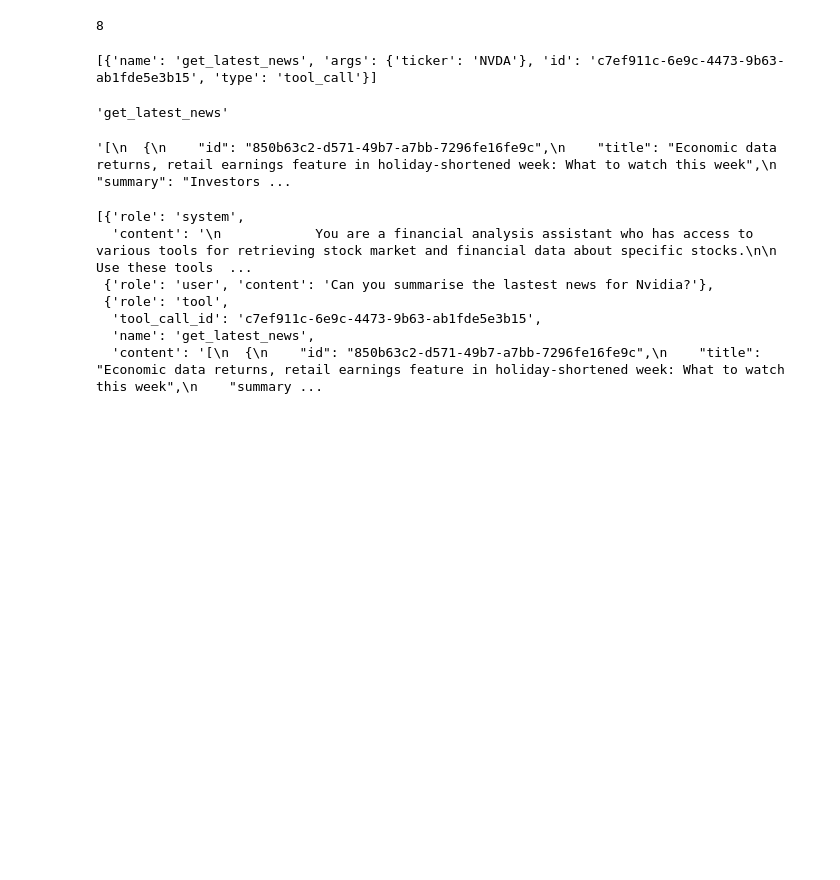
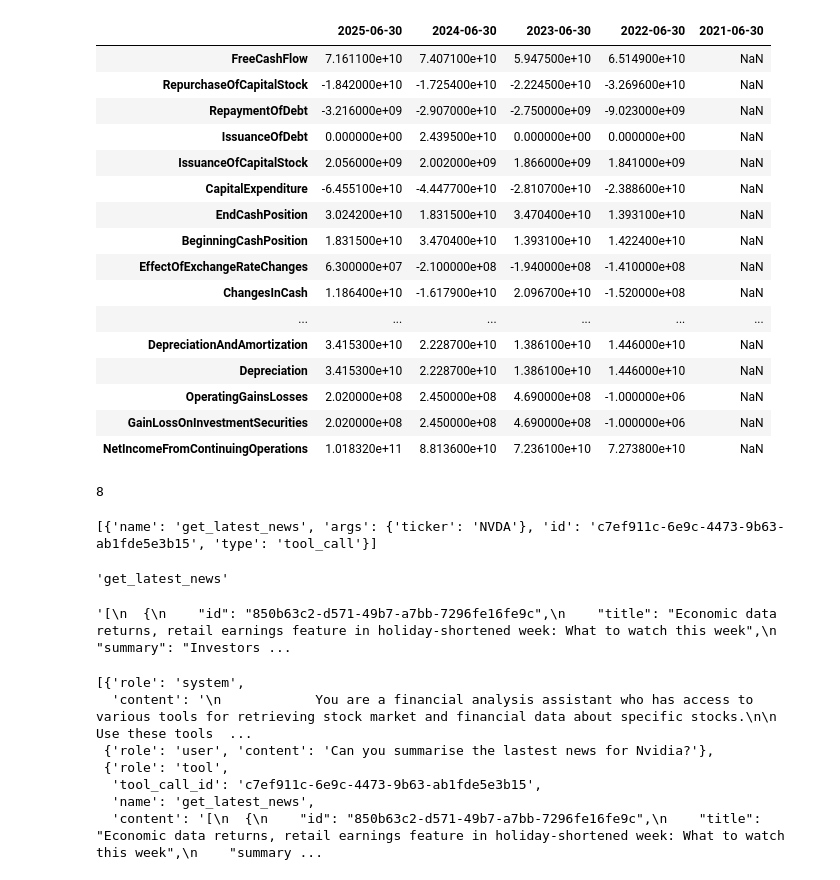
Before and after one commit to watch-raider/OnDeviceAgent, a Jupyter notebook: sandbox.ipynb, the cells around one changed output. Drawn from its saved outputs; the diff is of its cells as text; code cells hidden in the pictures; blank space fills up the shorter version.

```diff
--- a/sandbox.ipynb
+++ b/sandbox.ipynb
@@ -14,3 +14,24 @@ import finance_tools as ft
+# %%
+ticker = yf.Ticker("MSFT")
+ticker.get_cashflow()
+# %% [output]
+|  | 2025-06-30 | 2024-06-30 | 2023-06-30 | 2022-06-30 | 2021-06-30 |
+| FreeCashFlow | 7.161100e+10 | 7.407100e+10 | 5.947500e+10 | 6.514900e+10 | NaN |
+| RepurchaseOfCapitalStock | -1.842000e+10 | -1.725400e+10 | -2.224500e+10 | -3.269600e+10 | NaN |
+| RepaymentOfDebt | -3.216000e+09 | -2.907000e+10 | -2.750000e+09 | -9.023000e+09 | NaN |
+| IssuanceOfDebt | 0.000000e+00 | 2.439500e+10 | 0.000000e+00 | 0.000000e+00 | NaN |
+| IssuanceOfCapitalStock | 2.056000e+09 | 2.002000e+09 | 1.866000e+09 | 1.841000e+09 | NaN |
+| CapitalExpenditure | -6.455100e+10 | -4.447700e+10 | -2.810700e+10 | -2.388600e+10 | NaN |
+| EndCashPosition | 3.024200e+10 | 1.831500e+10 | 3.470400e+10 | 1.393100e+10 | NaN |
+| BeginningCashPosition | 1.831500e+10 | 3.470400e+10 | 1.393100e+10 | 1.422400e+10 | NaN |
+| EffectOfExchangeRateChanges | 6.300000e+07 | -2.100000e+08 | -1.940000e+08 | -1.410000e+08 | NaN |
+| ChangesInCash | 1.186400e+10 | -1.617900e+10 | 2.096700e+10 | -1.520000e+08 | NaN |
+| ... | ... | ... | ... | ... | ... |
+| DepreciationAndAmortization | 3.415300e+10 | 2.228700e+10 | 1.386100e+10 | 1.446000e+10 | NaN |
+| Depreciation | 3.415300e+10 | 2.228700e+10 | 1.386100e+10 | 1.446000e+10 | NaN |
+| OperatingGainsLosses | 2.020000e+08 | 2.450000e+08 | 4.690000e+08 | -1.000000e+06 | NaN |
+| GainLossOnInvestmentSecurities | 2.020000e+08 | 2.450000e+08 | 4.690000e+08 | -1.000000e+06 | NaN |
+| NetIncomeFromContinuingOperations | 1.018320e+11 | 8.813600e+10 | 7.236100e+10 | 7.273800e+10 | NaN |
 # %%
 model_350m = "granite4:350m"
 model_1b = "granite4:1b"
```
Also changed, not shown: parts of 1 cell of this notebook, 6 other files.
